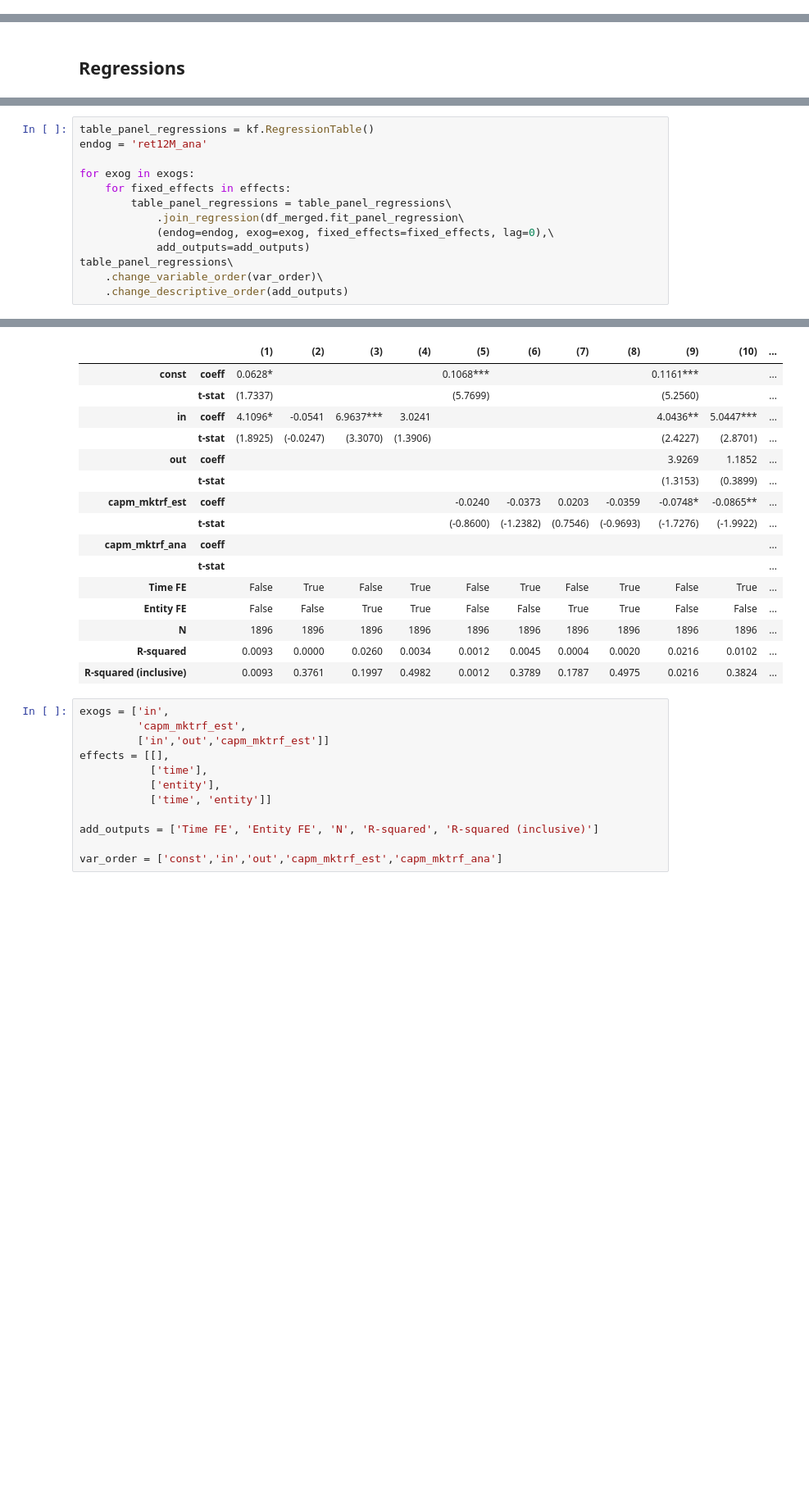
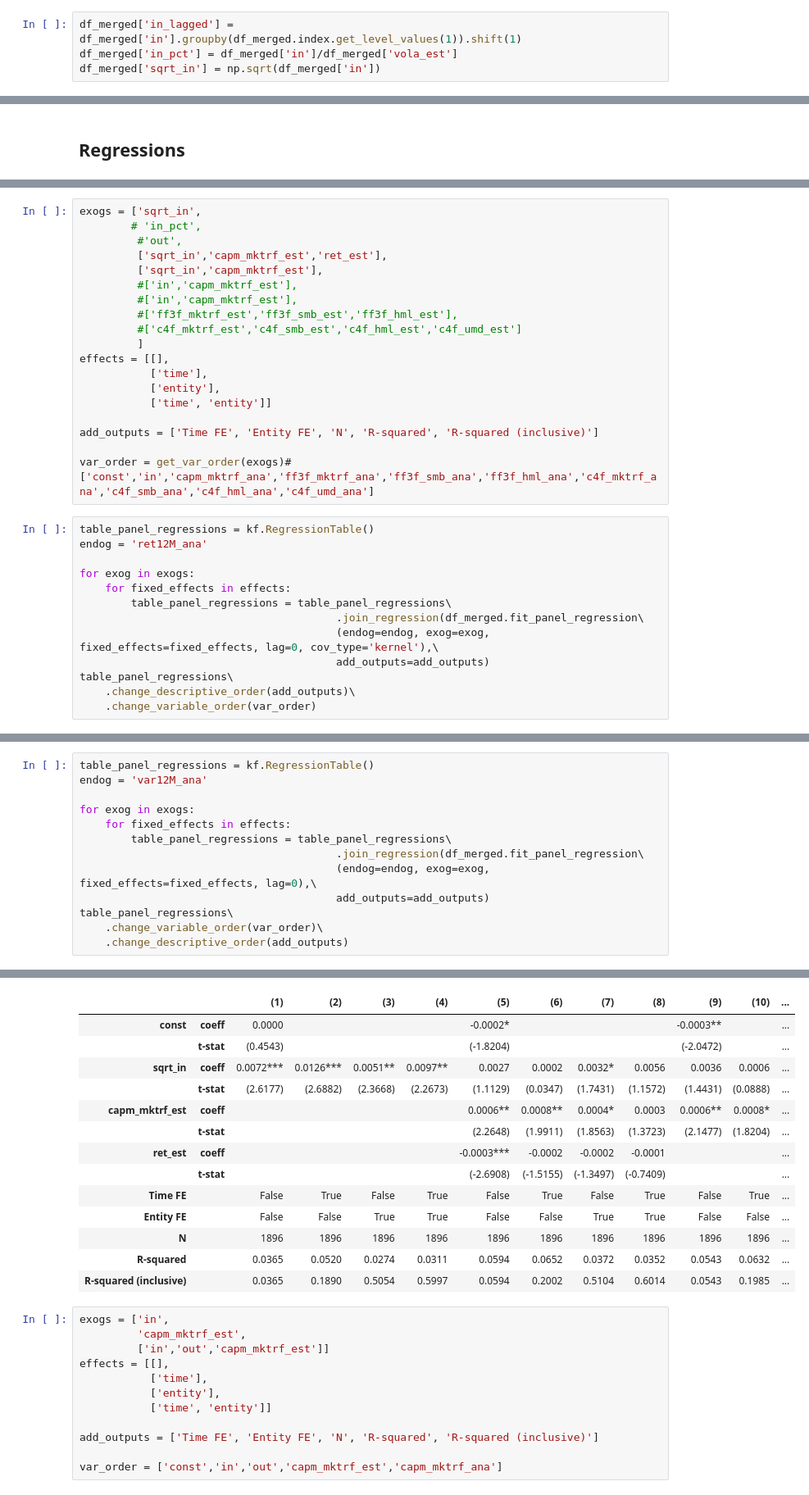
Before and after one commit to felixbrunner/fevd-network, a Jupyter notebook: notebooks/04_regression_analysis.ipynb, the cells around one changed output, grey strips where cells are left out. Shown at 82% size. Saved outputs shown, nothing was run; the diff lists cells and outputs as text; blank space fills up the shorter version.

```diff
--- a/notebooks/04_regression_analysis.ipynb
+++ b/notebooks/04_regression_analysis.ipynb
@@ -55,5 +54,9 @@ df_indices = pd.read_pickle('../data/processed/df_indices.pkl')
 # %%
 df_merged = kf.FinancialDataFrame(df_estimates.merge(df_analysis, how='outer', left_index=True, right_index=True, suffixes=('_est','_ana')))
+# %%
+df_merged['in_lagged'] = df_merged['in'].groupby(df_merged.index.get_level_values(1)).shift(1)
+df_merged['in_pct'] = df_merged['in']/df_merged['vola_est']
+df_merged['sqrt_in'] = np.sqrt(df_merged['in'])
 # %%
 df_merged.describe()
 # %% [output]
@@ -94,0 +235,32 @@ var_order = ['const','in','out','capm_mktrf_est','capm_mktrf_ana']
+# %%
+exogs = ['sqrt_in',
+        # 'in_pct',
+         #'out',
+         ['sqrt_in','capm_mktrf_est','ret_est'],
+         ['sqrt_in','capm_mktrf_est'],
+         #['in','capm_mktrf_est'],
+         #['in','capm_mktrf_est'],
+         #['ff3f_mktrf_est','ff3f_smb_est','ff3f_hml_est'],
+         #['c4f_mktrf_est','c4f_smb_est','c4f_hml_est','c4f_umd_est']
+         ]
+effects = [[],
+           ['time'],
+           ['entity'],
+           ['time', 'entity']]
+
+add_outputs = ['Time FE', 'Entity FE', 'N', 'R-squared', 'R-squared (inclusive)']
+
+var_order = get_var_order(exogs)#['const','in','capm_mktrf_ana','ff3f_mktrf_ana','ff3f_smb_ana','ff3f_hml_ana','c4f_mktrf_ana','c4f_smb_ana','c4f_hml_ana','c4f_umd_ana']
+# %%
+table_panel_regressions = kf.RegressionTable()
+endog = 'ret12M_ana'
+
+for exog in exogs:
+    for fixed_effects in effects:
+        table_panel_regressions = table_panel_regressions\
+                                        .join_regression(df_merged.fit_panel_regression\
+                                        (endog=endog, exog=exog, fixed_effects=fixed_effects, lag=0, cov_type='kernel'),\
+                                        add_outputs=add_outputs)
+table_panel_regressions\
+    .change_descriptive_order(add_outputs)\
+    .change_variable_order(var_order)
@@ -95,35 +284,33 @@ var_order = ['const','in','out','capm_mktrf_est','capm_mktrf_ana']
 # %%
 table_panel_regressions = kf.RegressionTable()
-endog = 'ret12M_ana'
+endog = 'var12M_ana'
 
 for exog in exogs:
     for fixed_effects in effects:
         table_panel_regressions = table_panel_regressions\
-            .join_regression(df_merged.fit_panel_regression\
-            (endog=endog, exog=exog, fixed_effects=fixed_effects, lag=0),\
-            add_outputs=add_outputs)
+                                        .join_regression(df_merged.fit_panel_regression\
+                                        (endog=endog, exog=exog, fixed_effects=fixed_effects, lag=0),\
+                                        add_outputs=add_outputs)
 table_panel_regressions\
     .change_variable_order(var_order)\
     .change_descriptive_order(add_outputs)
 # %% [output]
 Inputs contain missing values. Dropping rows with missing observations.
   warnings.warn(missing_value_warning_msg, MissingValueWarning)
 |  |  | (1) | (2) | (3) | (4) | (5) | (6) | (7) | (8) | (9) | (10) | ... |
-| const | coeff | 0.0628* |  |  |  | 0.1068*** |  |  |  | 0.1161*** |  | ... |
-|  | t-stat | (1.7337) |  |  |  | (5.7699) |  |  |  | (5.2560) |  | ... |
-| in | coeff | 4.1096* | -0.0541 | 6.9637*** | 3.0241 |  |  |  |  | 4.0436** | 5.0447*** | ... |
-|  | t-stat | (1.8925) | (-0.0247) | (3.3070) | (1.3906) |  |  |  |  | (2.4227) | (2.8701) | ... |
-| out | coeff |  |  |  |  |  |  |  |  | 3.9269 | 1.1852 | ... |
-|  | t-stat |  |  |  |  |  |  |  |  | (1.3153) | (0.3899) | ... |
-| capm_mktrf_est | coeff |  |  |  |  | -0.0240 | -0.0373 | 0.0203 | -0.0359 | -0.0748* | -0.0865** | ... |
-|  | t-stat |  |  |  |  | (-0.8600) | (-1.2382) | (0.7546) | (-0.9693) | (-1.7276) | (-1.9922) | ... |
-| capm_mktrf_ana | coeff |  |  |  |  |  |  |  |  |  |  | ... |
-|  | t-stat |  |  |  |  |  |  |  |  |  |  | ... |
+| const | coeff | 0.0000 |  |  |  | -0.0002* |  |  |  | -0.0003** |  | ... |
+|  | t-stat | (0.4543) |  |  |  | (-1.8204) |  |  |  | (-2.0472) |  | ... |
+| sqrt_in | coeff | 0.0072*** | 0.0126*** | 0.0051** | 0.0097** | 0.0027 | 0.0002 | 0.0032* | 0.0056 | 0.0036 | 0.0006 | ... |
+|  | t-stat | (2.6177) | (2.6882) | (2.3668) | (2.2673) | (1.1129) | (0.0347) | (1.7431) | (1.1572) | (1.4431) | (0.0888) | ... |
+| capm_mktrf_est | coeff |  |  |  |  | 0.0006** | 0.0008** | 0.0004* | 0.0003 | 0.0006** | 0.0008* | ... |
+|  | t-stat |  |  |  |  | (2.2648) | (1.9911) | (1.8563) | (1.3723) | (2.1477) | (1.8204) | ... |
+| ret_est | coeff |  |  |  |  | -0.0003*** | -0.0002 | -0.0002 | -0.0001 |  |  | ... |
+|  | t-stat |  |  |  |  | (-2.6908) | (-1.5155) | (-1.3497) | (-0.7409) |  |  | ... |
 | Time FE |  | False | True | False | True | False | True | False | True | False | True | ... |
 | Entity FE |  | False | False | True | True | False | False | True | True | False | False | ... |
 | N |  | 1896 | 1896 | 1896 | 1896 | 1896 | 1896 | 1896 | 1896 | 1896 | 1896 | ... |
-| R-squared |  | 0.0093 | 0.0000 | 0.0260 | 0.0034 | 0.0012 | 0.0045 | 0.0004 | 0.0020 | 0.0216 | 0.0102 | ... |
-| R-squared (inclusive) |  | 0.0093 | 0.3761 | 0.1997 | 0.4982 | 0.0012 | 0.3789 | 0.1787 | 0.4975 | 0.0216 | 0.3824 | ... |
+| R-squared |  | 0.0365 | 0.0520 | 0.0274 | 0.0311 | 0.0594 | 0.0652 | 0.0372 | 0.0352 | 0.0543 | 0.0632 | ... |
+| R-squared (inclusive) |  | 0.0365 | 0.1890 | 0.5054 | 0.5997 | 0.0594 | 0.2002 | 0.5104 | 0.6014 | 0.0543 | 0.1985 | ... |
 # %%
 exogs = ['in',
          'capm_mktrf_est',
```
Also changed, not shown: parts of 22 cells of this notebook, 54 other files.
